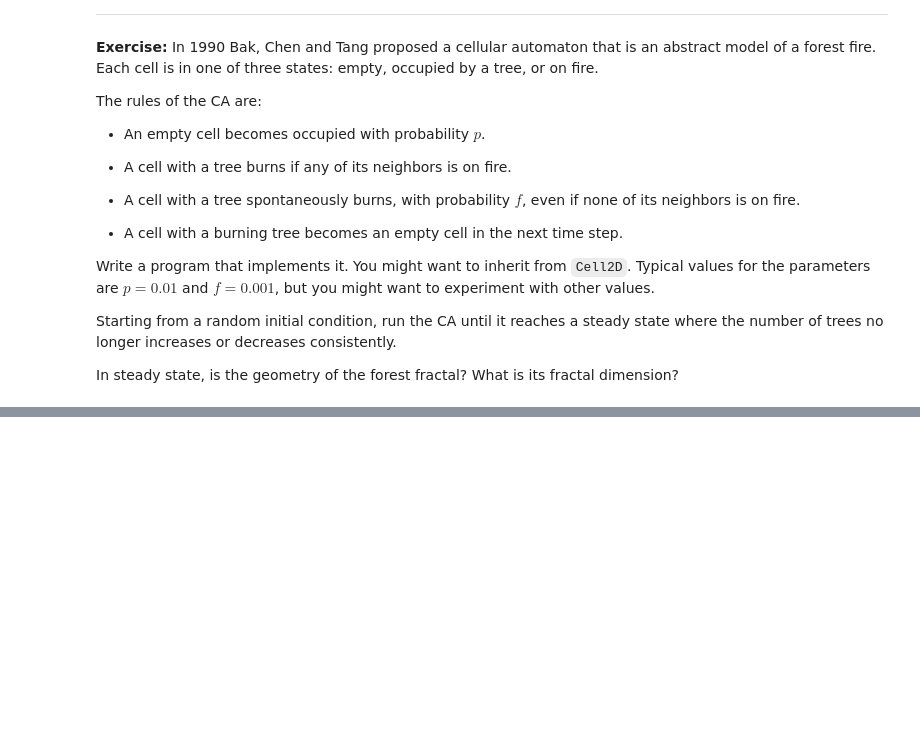
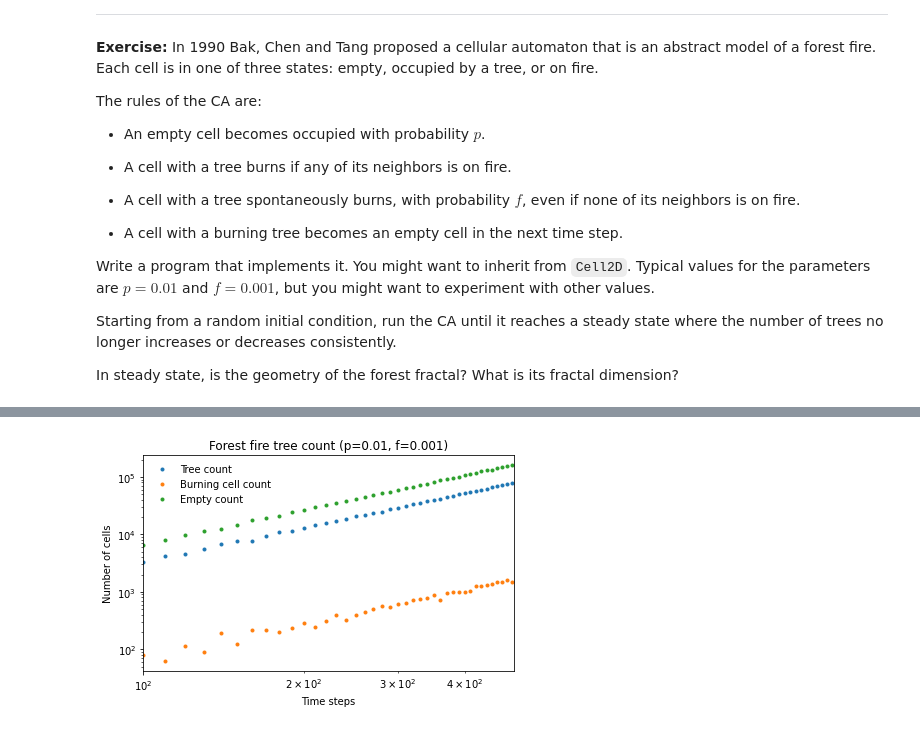
Before and after one commit to jben-estrada/physics215-exercises, a Jupyter notebook: src/solutions/exercise7_2.ipynb, the cells around one changed output, grey strips where cells are left out. Cells and saved outputs as stored; diff of their text form; code cells hidden in the pictures; blank space fills up the shorter version.

```diff
--- a/src/solutions/exercise7_2.ipynb
+++ b/src/solutions/exercise7_2.ipynb
@@ -113,0 +144,28 @@ test_ff.animate(100)
+# %%
+def ff_scaling(sizes, p, f, iters=500):
+    tree_count = []
+    fire_count = []
+    empty_count = []
+    for size in sizes:
+        ff = make_rand_forest_fire(n=size, m=size, p=p, f=f)
+        # Loop until steady state.
+        for _ in range(iters):
+            ff.step()
+        tree_count.append(ff.count_elem(ff.LIVE_TREE))
+        fire_count.append(ff.count_elem(ff.BURNING_TREE))
+        empty_count.append(ff.count_elem(ff.EMPTY))
+
+    plt.plot(sizes, tree_count, ".", label="Tree count")
+    plt.plot(sizes, fire_count, ".", label="Burning cell count")
+    plt.plot(sizes, empty_count, ".", label="Empty count")
+
+    decorate(xscale="log", yscale="log",
+             xlabel="Time steps",
+             ylabel="Number of cells",
+             title=f"Forest fire tree count (p={p}, f={f})",
+             xlim=[min(sizes), int(max(sizes)*1.01)], loc="upper left")
+    plt.show()
+# %%
+ff_scaling(sizes=[i for i in range(100, 500, 10)], p=0.01, f=0.001)
+# %% [output]
+[figure, added]
```
Also changed, not shown: parts of 9 cells of this notebook.
